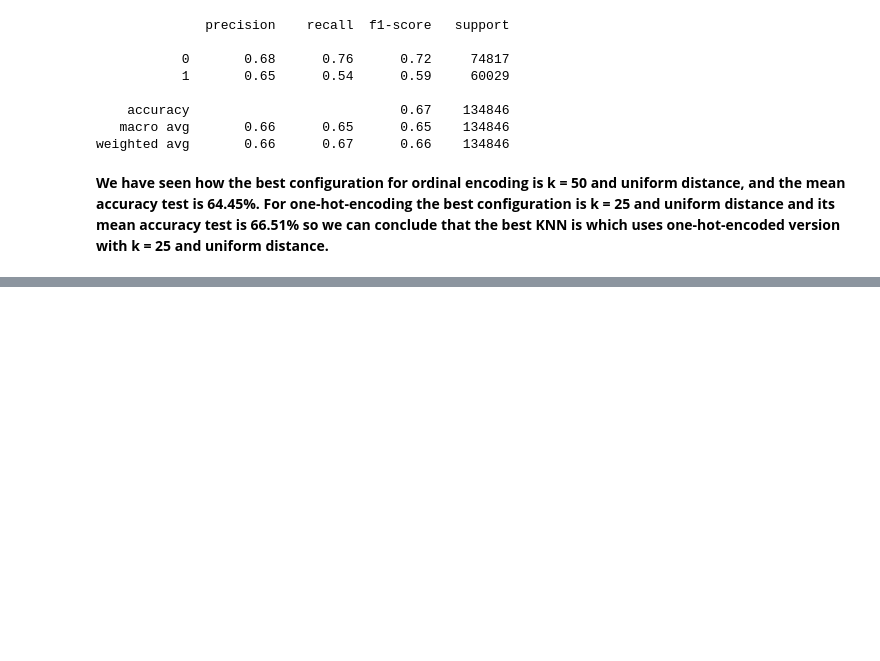
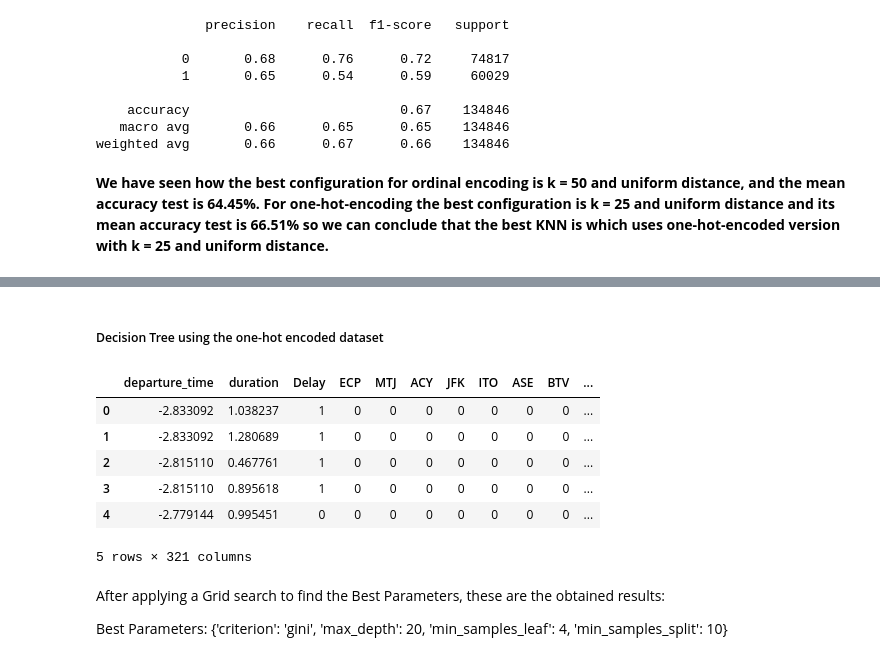
Before and after one commit to Zak-Bel/FDS-Final-project, a Jupyter notebook: main2.ipynb, the cells around one changed output, grey strips where cells are left out. Drawn from its saved outputs; the diff is of its cells as text; code cells hidden in the pictures; blank space fills up the shorter version.

```diff
--- a/main2.ipynb
+++ b/main2.ipynb
@@ -1038,0 +1115,31 @@ weighted avg       0.66      0.67      0.66    134846
+# %% [markdown]
+##### Decision Tree using the one-hot encoded dataset
+# %%
+# Create a StandardScaler instance
+scaler = StandardScaler()
+
+# Select the columns to br scaled
+columns_to_scale = ['departure_time', 'duration']
+
+# Fit and transform the selected columns
+df_onehot_encoded[columns_to_scale] = scaler.fit_transform(df_onehot_encoded[columns_to_scale])
+
+# Splitting the data into X and y
+X = df_onehot_encoded.drop('Delay', axis=1).values
+y = df_onehot_encoded['Delay'].values
+
+# Splitting the data into train and test sets
+X_train, X_test, y_train, y_test = train_test_split(X, y, test_size=0.25, random_state = 42)
+df_onehot_encoded.head()
+# %% [output]
+|  | departure_time | duration | Delay | ECP | MTJ | ACY | JFK | ITO | ASE | BTV | ... |
+| 0 | -2.833092 | 1.038237 | 1 | 0 | 0 | 0 | 0 | 0 | 0 | 0 | ... |
+| 1 | -2.833092 | 1.280689 | 1 | 0 | 0 | 0 | 0 | 0 | 0 | 0 | ... |
+| 2 | -2.815110 | 0.467761 | 1 | 0 | 0 | 0 | 0 | 0 | 0 | 0 | ... |
+| 3 | -2.815110 | 0.895618 | 1 | 0 | 0 | 0 | 0 | 0 | 0 | 0 | ... |
+| 4 | -2.779144 | 0.995451 | 0 | 0 | 0 | 0 | 0 | 0 | 0 | 0 | ... |
+5 rows × 321 columns
+# %% [markdown]
+After applying a Grid search to find the Best Parameters, these are the obtained results:
+
+Best Parameters: {'criterion': 'gini', 'max_depth': 20, 'min_samples_leaf': 4, 'min_samples_split': 10}
```
Also changed, not shown: parts of 20 cells of this notebook.
